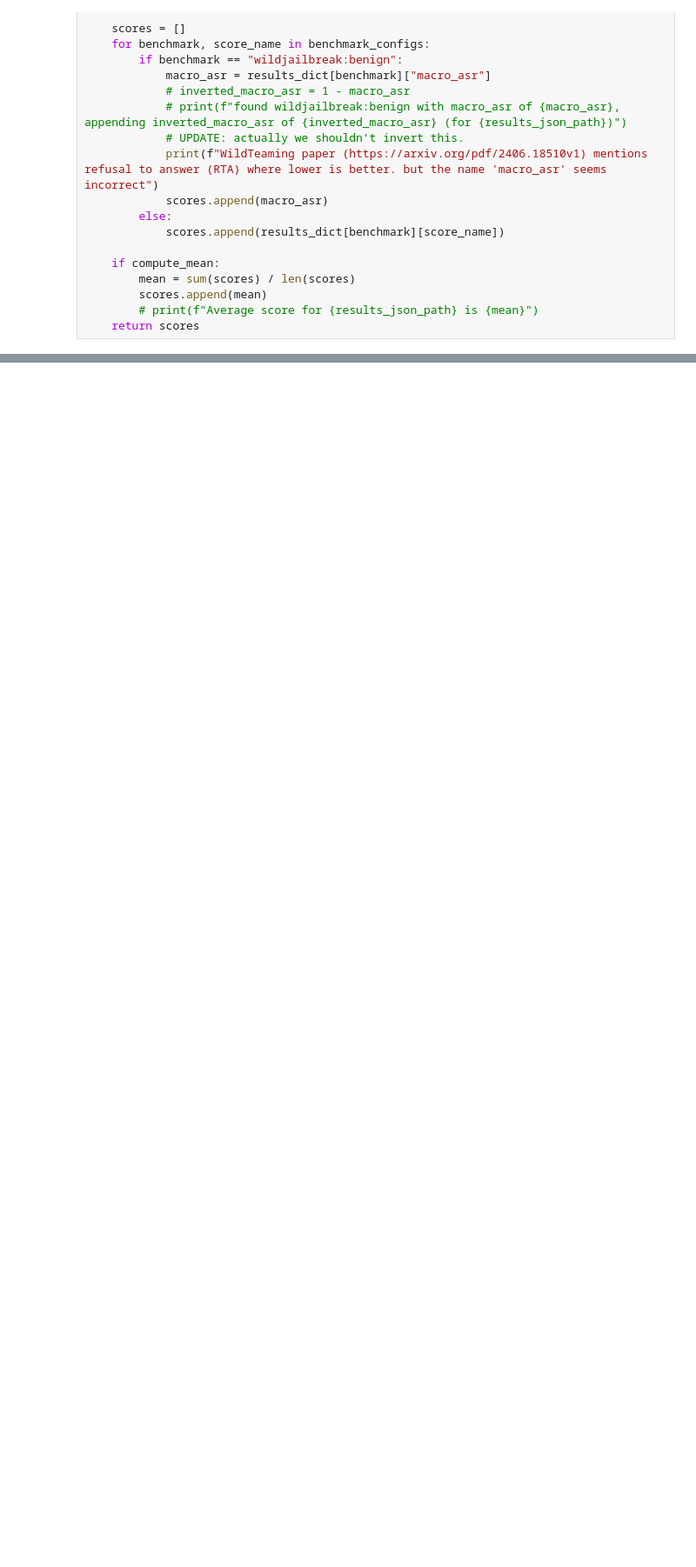
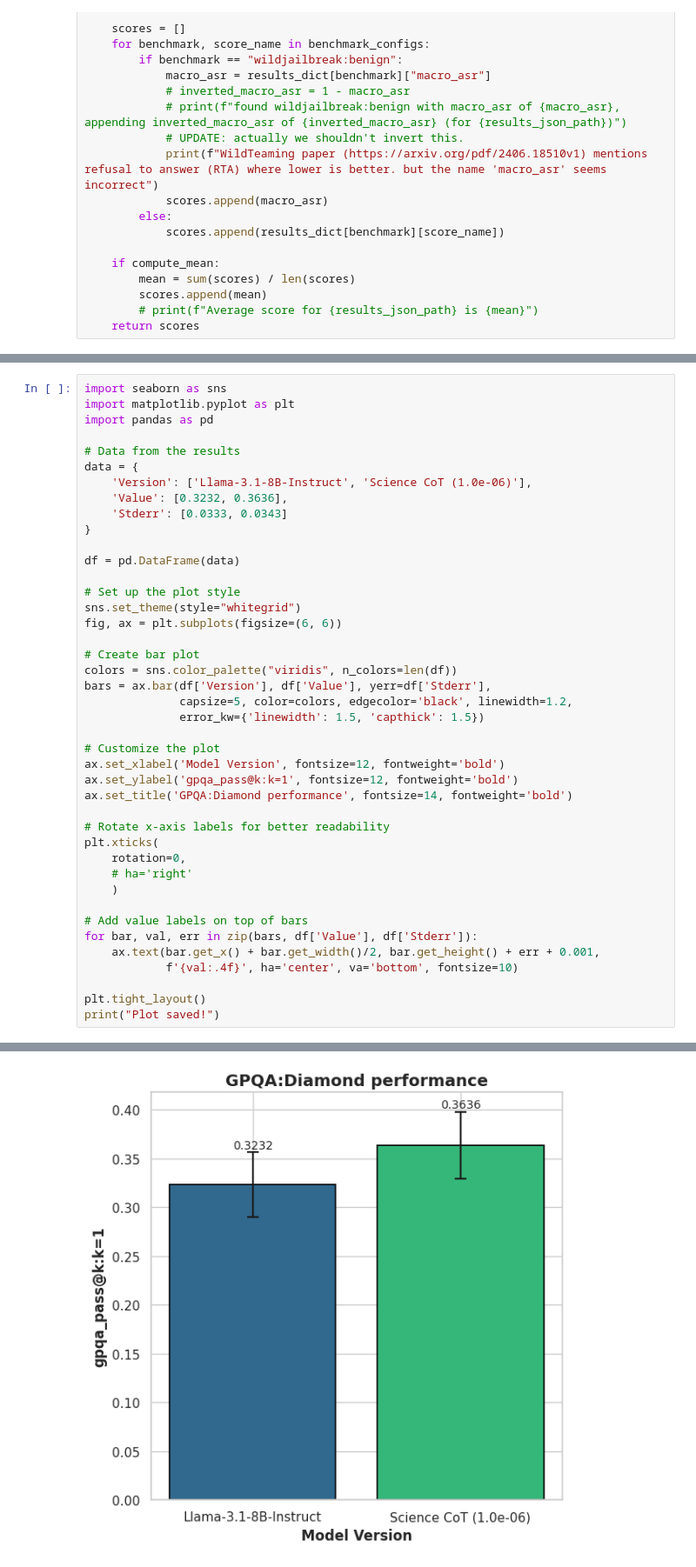
Before and after one commit to Neelectric/open-r1_safety, a Jupyter notebook: data_viz/experimentation_data_viz.ipynb, the cells around one changed output, grey strips where cells are left out. Shown at 87% size. Drawn from its saved outputs; the diff is of its cells as text; blank space fills up the shorter version.

```diff
--- a/data_viz/experimentation_data_viz.ipynb
+++ b/data_viz/experimentation_data_viz.ipynb
@@ -2360,0 +2465,43 @@ WildTeaming paper (https://arxiv.org/pdf/2406.18510v1) mentions refusal to answe
+# %%
+import seaborn as sns
+import matplotlib.pyplot as plt
+import pandas as pd
+
+# Data from the results
+data = {
+    'Version': ['Llama-3.1-8B-Instruct', 'Science CoT (1.0e-06)'],
+    'Value': [0.3232, 0.3636],
+    'Stderr': [0.0333, 0.0343]
+}
+
+df = pd.DataFrame(data)
+
+# Set up the plot style
+sns.set_theme(style="whitegrid")
+fig, ax = plt.subplots(figsize=(6, 6))
+
+# Create bar plot
+colors = sns.color_palette("viridis", n_colors=len(df))
+bars = ax.bar(df['Version'], df['Value'], yerr=df['Stderr'],
+              capsize=5, color=colors, edgecolor='black', linewidth=1.2,
+              error_kw={'linewidth': 1.5, 'capthick': 1.5})
+
+# Customize the plot
+ax.set_xlabel('Model Version', fontsize=12, fontweight='bold')
+ax.set_ylabel('gpqa_pass@k:k=1', fontsize=12, fontweight='bold')
+ax.set_title('GPQA:Diamond performance', fontsize=14, fontweight='bold')
+
+# Rotate x-axis labels for better readability
+plt.xticks(
+    rotation=0,
+    # ha='right'
+    )
+
+# Add value labels on top of bars
+for bar, val, err in zip(bars, df['Value'], df['Stderr']):
+    ax.text(bar.get_x() + bar.get_width()/2, bar.get_height() + err + 0.001,
+            f'{val:.4f}', ha='center', va='bottom', fontsize=10)
+
+plt.tight_layout()
+print("Plot saved!")
+# %% [output]
@@ -2360,0 +2509 @@ WildTeaming paper (https://arxiv.org/pdf/2406.18510v1) mentions refusal to answe
+[figure, added]
```
Also changed, not shown: parts of 6 cells of this notebook, 9 other files.
